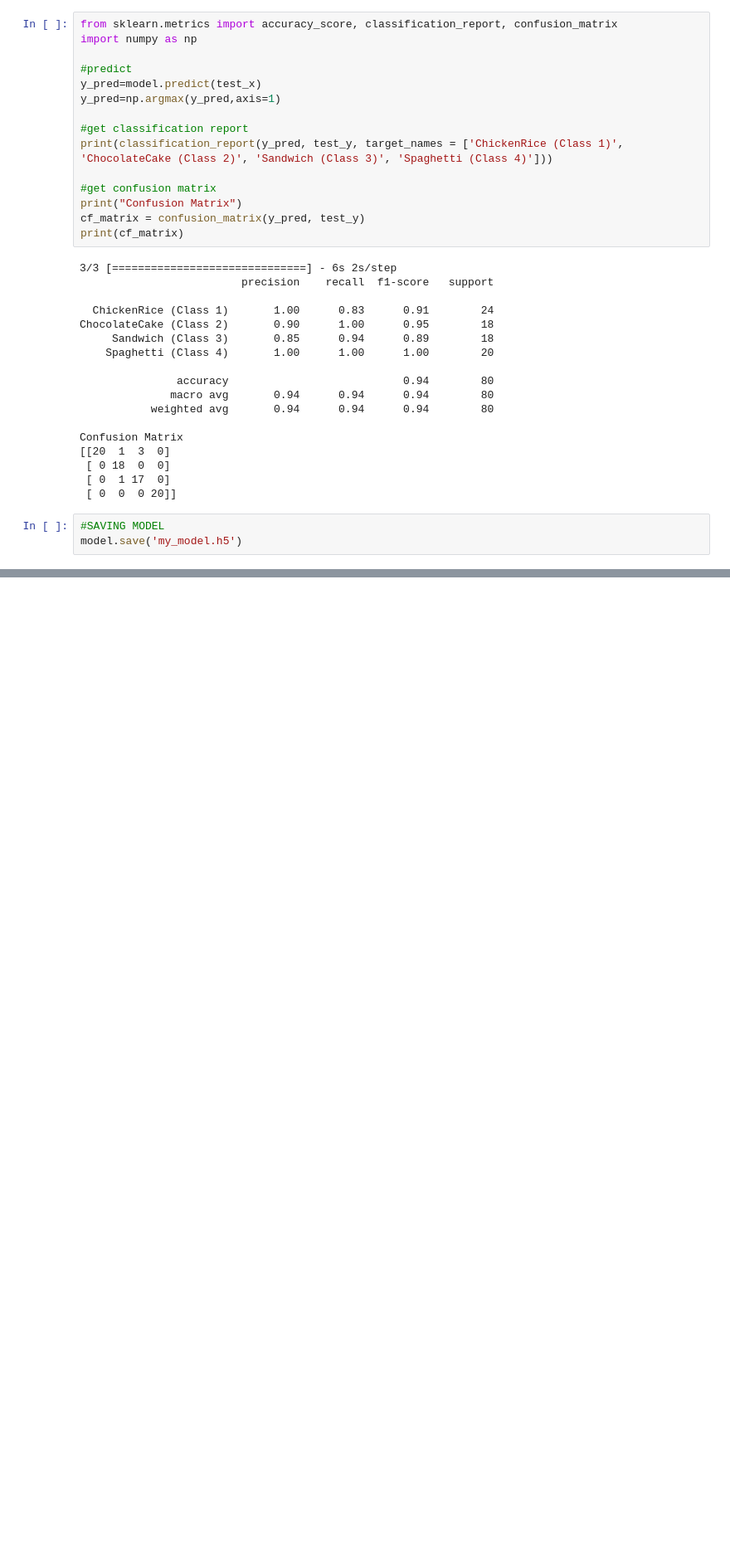
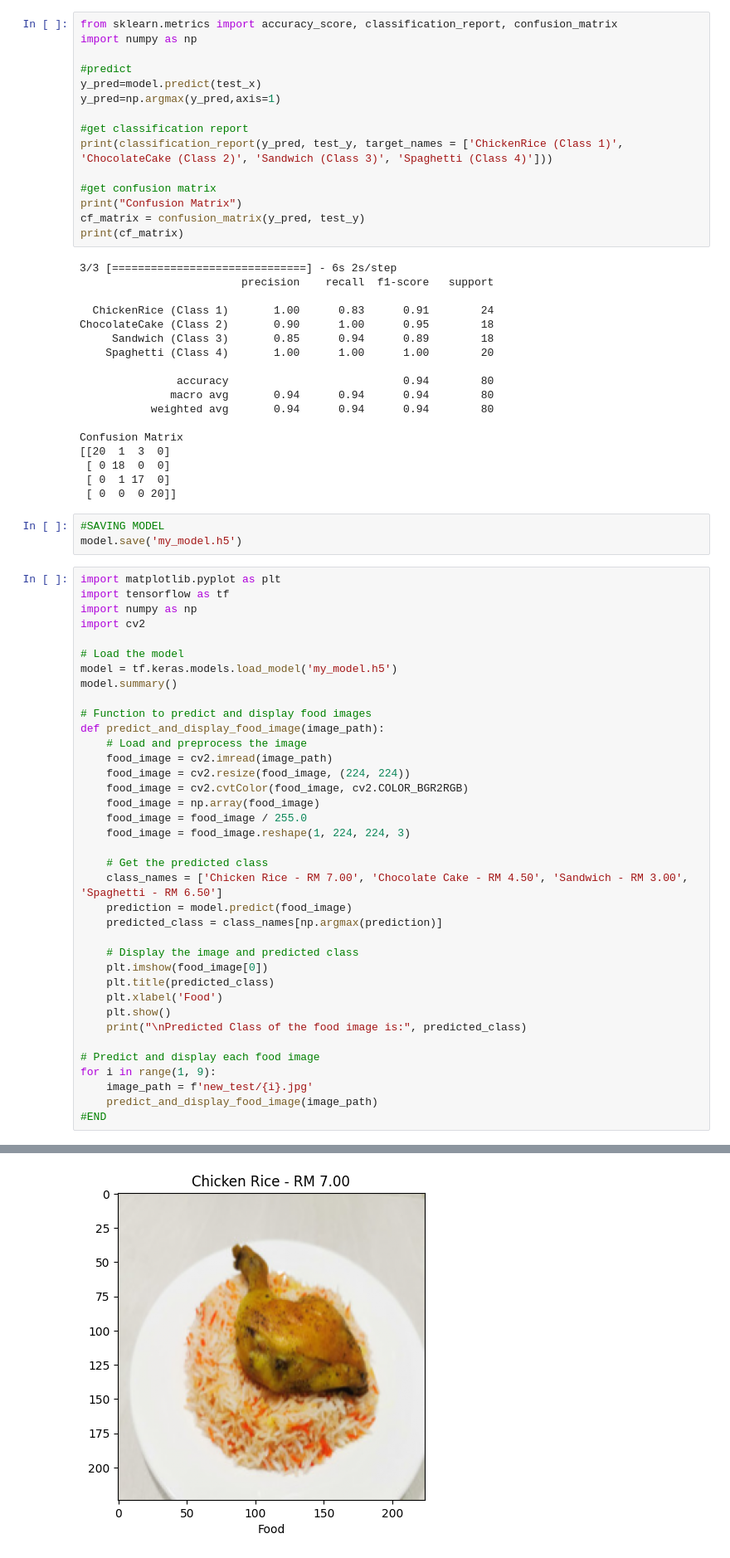
Before and after one commit to ismi101/Simple-Food-Recognition-Program, a Jupyter notebook: main.ipynb, the cells around one changed output, grey strips where cells are left out. Shown at 83% size. Saved outputs shown, nothing was run; the diff lists cells and outputs as text; blank space fills up the shorter version.

Commit message:
Adding display of food and pricing prediction

```diff
--- a/main.ipynb
+++ b/main.ipynb
@@ -249,3 +249,41 @@ Confusion Matrix
 # %%
 #SAVING MODEL
 model.save('my_model.h5')
+# %%
+import matplotlib.pyplot as plt
+import tensorflow as tf
+import numpy as np
+import cv2
+
+# Load the model
+model = tf.keras.models.load_model('my_model.h5')
+model.summary()
+
+# Function to predict and display food images
+def predict_and_display_food_image(image_path):
+    # Load and preprocess the image
+    food_image = cv2.imread(image_path)
+    food_image = cv2.resize(food_image, (224, 224))
+    food_image = cv2.cvtColor(food_image, cv2.COLOR_BGR2RGB)
+    food_image = np.array(food_image)
+    food_image = food_image / 255.0
+    food_image = food_image.reshape(1, 224, 224, 3)
+
+    # Get the predicted class
+    class_names = ['Chicken Rice - RM 7.00', 'Chocolate Cake - RM 4.50', 'Sandwich - RM 3.00', 'Spaghetti - RM 6.50']
+    prediction = model.predict(food_image)
+    predicted_class = class_names[np.argmax(prediction)]
+
+    # Display the image and predicted class
+    plt.imshow(food_image[0])
+    plt.title(predicted_class)
+    plt.xlabel('Food')
+    plt.show()
+    print("\nPredicted Class of the food image is:", predicted_class)
+
+# Predict and display each food image
+for i in range(1, 9):
+    image_path = f'new_test/{i}.jpg'
+    predict_and_display_food_image(image_path)
+#END
+# %% [output]
@@ -251,0 +307 @@ model.save('my_model.h5')
+[figure, added]
```
Also changed, not shown: parts of 1 cell of this notebook.
